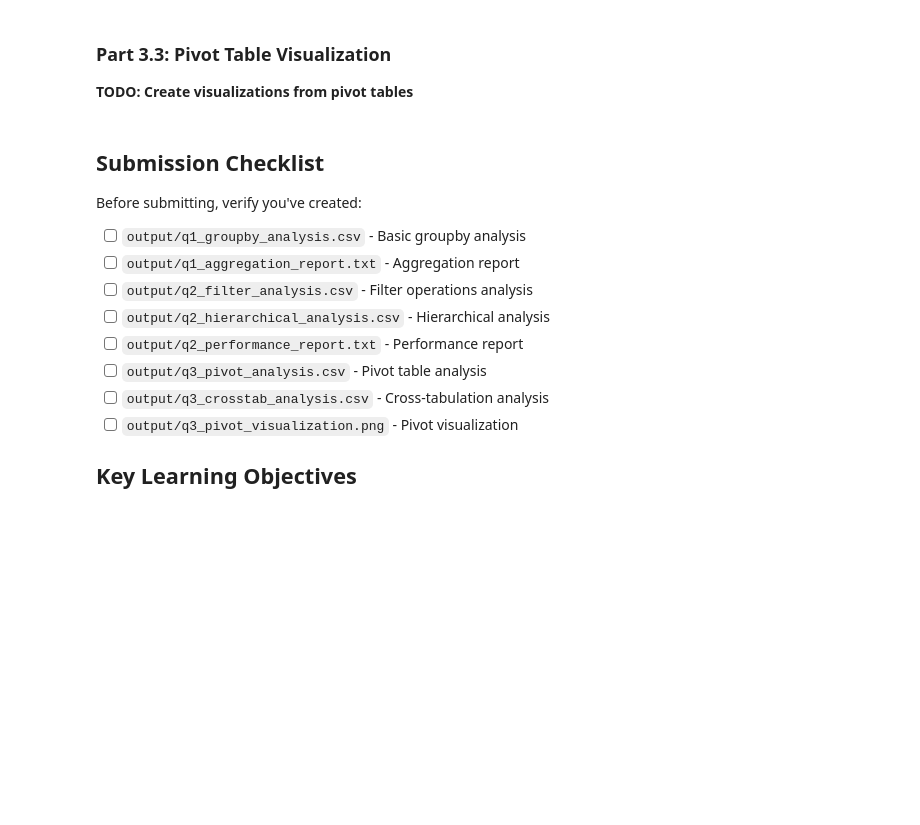
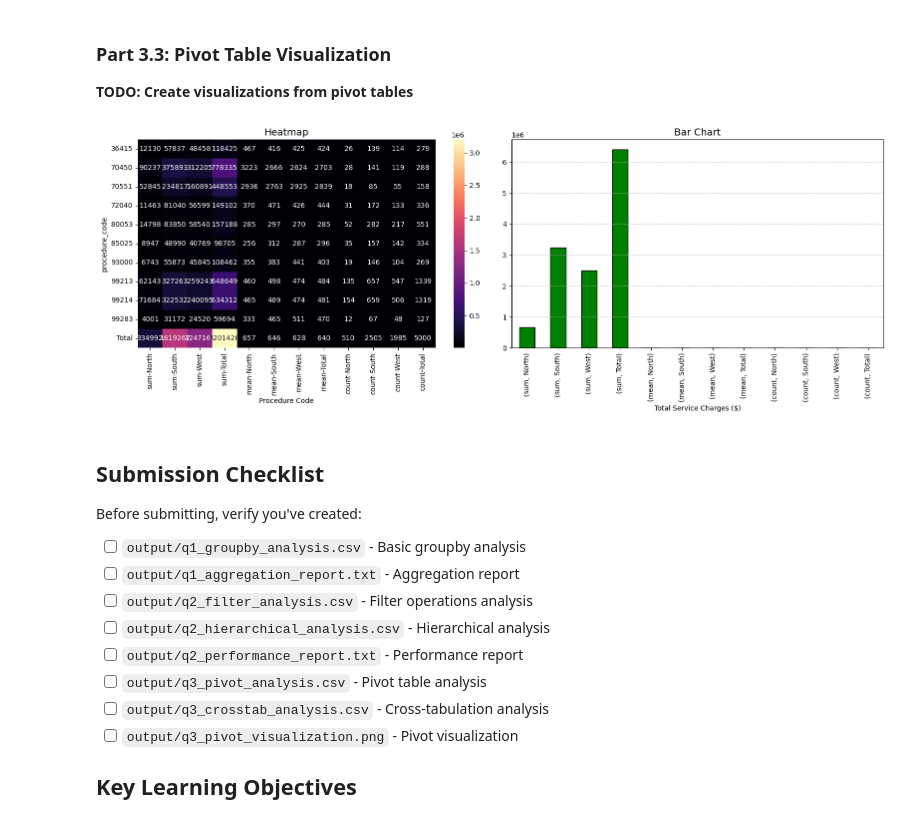
Before and after one commit to UCSF-DataSci/ds217-08-group-filter-and-flow-SidKaipa, a Jupyter notebook: assignment.ipynb, the cells around one changed output. Cells and saved outputs as stored; diff of their text form; code cells hidden in the pictures; blank space fills up the shorter version.

```diff
--- a/assignment.ipynb
+++ b/assignment.ipynb
@@ -253,9 +253,22 @@ long.to_csv("output/q2_hierarchical_analysis.csv", index=False)
 # TODO: Add totals (margins) to pivot table
 # TODO: Handle missing values with fill_value
 
+pivot_table = pd.pivot_table(
+    merged_df,
+    index="procedure_code",
+    columns="region",
+    values="service_charge",
+    aggfunc=["sum", "mean", "count"],
+    fill_value=0,
+    margins=True,
+    margins_name="Total"
+)
+
+
 # Tip: When saving a pivot table to CSV, the index (row labels) is preserved by default.
 #      This is usually desired - when reading back, use index_col=0 to restore the index.
 # TODO: Save results as 'output/q3_pivot_analysis.csv'
+pivot_table.to_csv("output/q3_pivot_analysis.csv")
 # %% [markdown]
 ### Part 3.2: Cross-Tabulations
 
@@ -273,12 +310,28 @@ long.to_csv("output/q2_hierarchical_analysis.csv", index=False)
 
 **TODO: Create visualizations from pivot tables**
 # %%
+fig, axes = plt.subplots(1, 2, figsize=(16, 6))
 # TODO: Create heatmap from pivot table
+
+sns.heatmap(pivot_table, cmap="magma", annot=True, fmt=".0f", ax=axes[0])
+axes[0].set_title("Heatmap", fontsize=14)
+axes[0].set_xlabel("Region")
+axes[0].set_xlabel("Procedure Code")
+
 # TODO: Create bar chart from pivot table
-# TODO: Customize colors and styling
-# TODO: Add appropriate titles and labels
+
+pivot_table.sum(axis=0).plot(kind="bar", color="green", edgecolor="black", ax=axes[1])
+axes[1].set_title("Bar Chart", fontsize=14)
+axes[1].set_xlabel("Region")
+axes[1].set_xlabel("Total Service Charges ($)")
+axes[1].grid(axis="y", linestyle="--", alpha=0.8)
+plt.tight_layout()
+
 
 # TODO: Save the plot as 'output/q3_pivot_visualization.png'
+plt.savefig("output/q3_pivot_visualization.png")
+# %% [output]
+[figure, added]
 # %% [markdown]
 ## Submission Checklist
 
```
Also changed, not shown: parts of 1 cell of this notebook, 3 other files.
